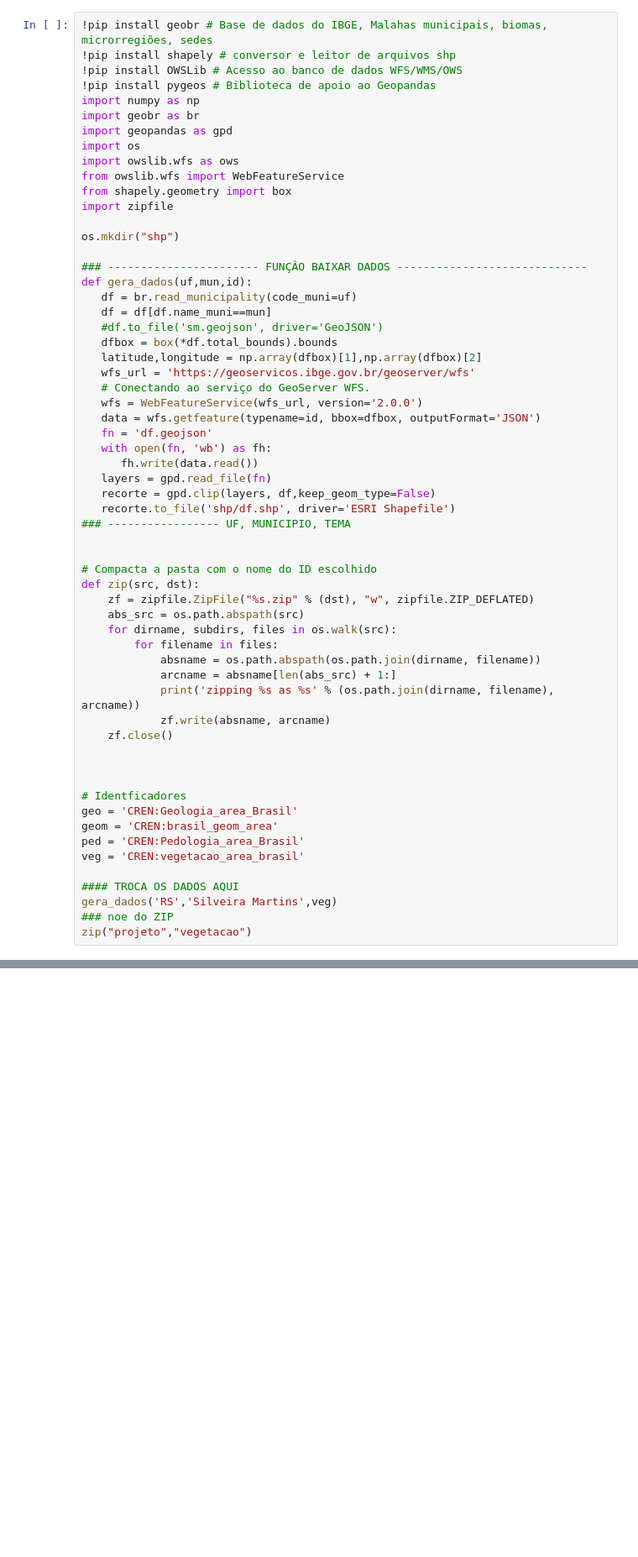
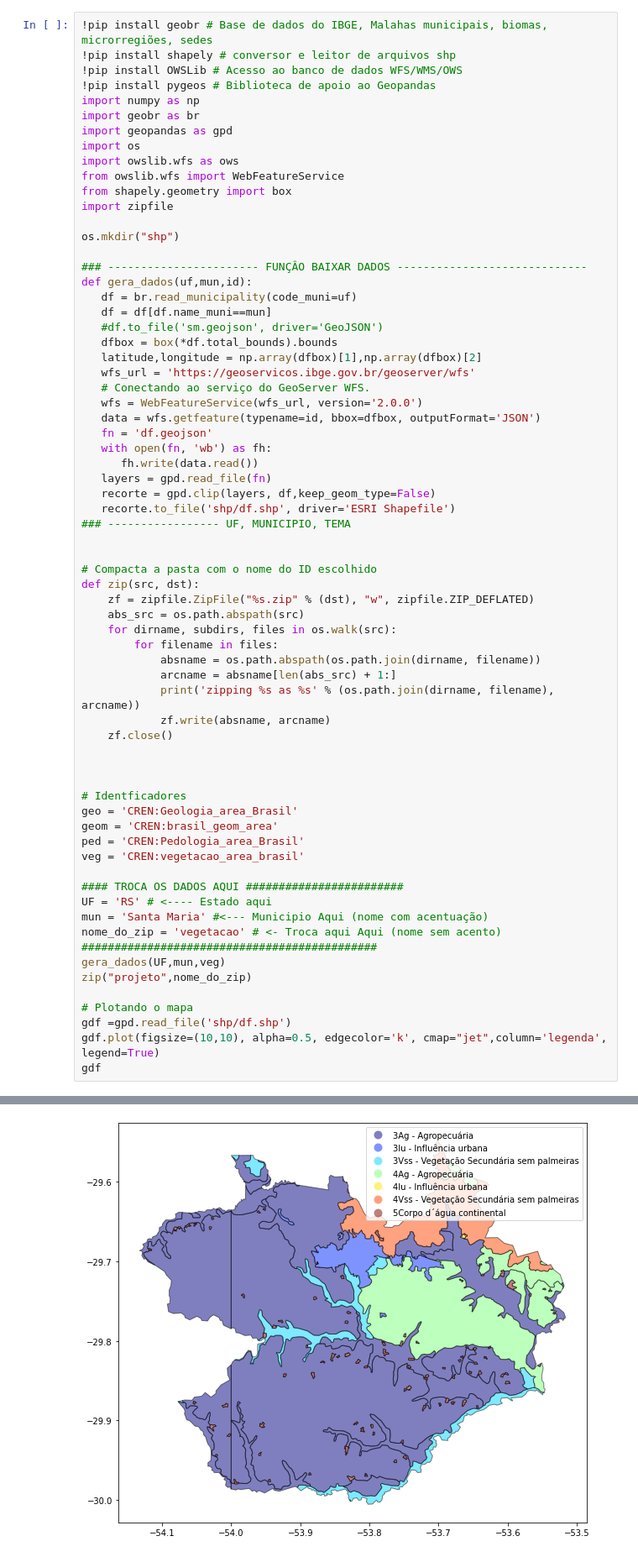
Before and after one commit to sclaudiobr/algoritmos-py, a Jupyter notebook: GeoCloud02_Mapas_Tematicos.ipynb, the cells around one changed output, grey strips where cells are left out. Shown at 84% size. Drawn from its saved outputs; the diff is of its cells as text; blank space fills up the shorter version.

```diff
--- a/GeoCloud02_Mapas_Tematicos.ipynb
+++ b/GeoCloud02_Mapas_Tematicos.ipynb
@@ -56,7 +56,16 @@ geom = 'CREN:brasil_geom_area'
 ped = 'CREN:Pedologia_area_Brasil'
 veg = 'CREN:vegetacao_area_brasil'
 
-#### TROCA OS DADOS AQUI
-gera_dados('RS','Silveira Martins',veg)
-### noe do ZIP
-zip("projeto","vegetacao")
+#### TROCA OS DADOS AQUI ########################
+UF = 'RS' # <---- Estado aqui
+mun = 'Santa Maria' #<--- Municipio Aqui (nome com acentuação)
+nome_do_zip = 'vegetacao' # <- Troca aqui Aqui (nome sem acento)
+#############################################
+gera_dados(UF,mun,veg)
+zip("projeto",nome_do_zip)
+
+# Plotando o mapa
+gdf =gpd.read_file('shp/df.shp')
+gdf.plot(figsize=(10,10), alpha=0.5, edgecolor='k', cmap="jet",column='legenda', legend=True)
+gdf
+# %% [output]
@@ -62,0 +102 @@ zip("projeto","vegetacao")
+[figure, added]
```
Also changed, not shown: parts of 1 cell of this notebook.
